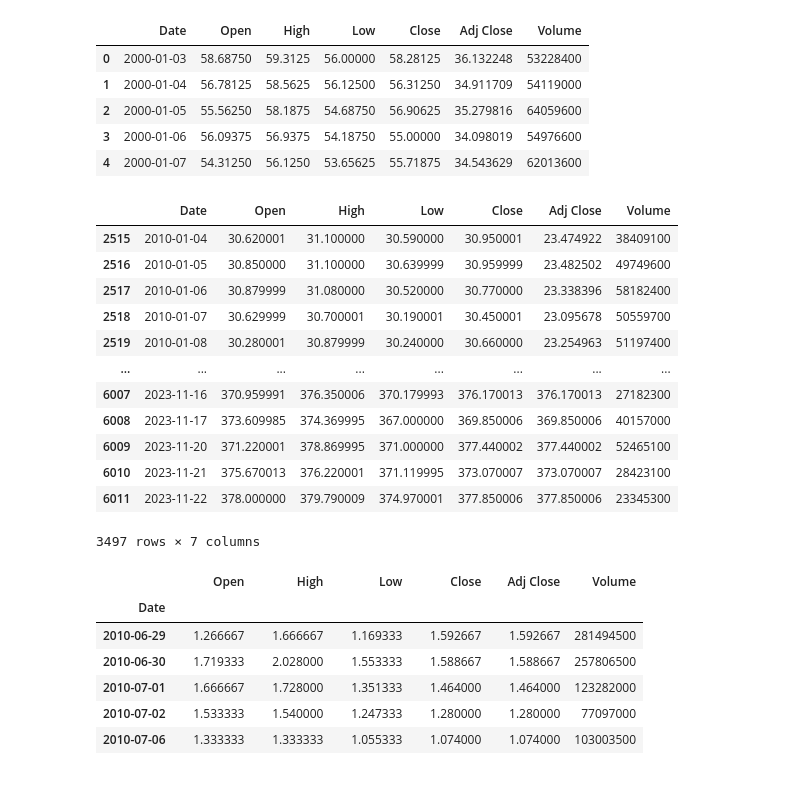
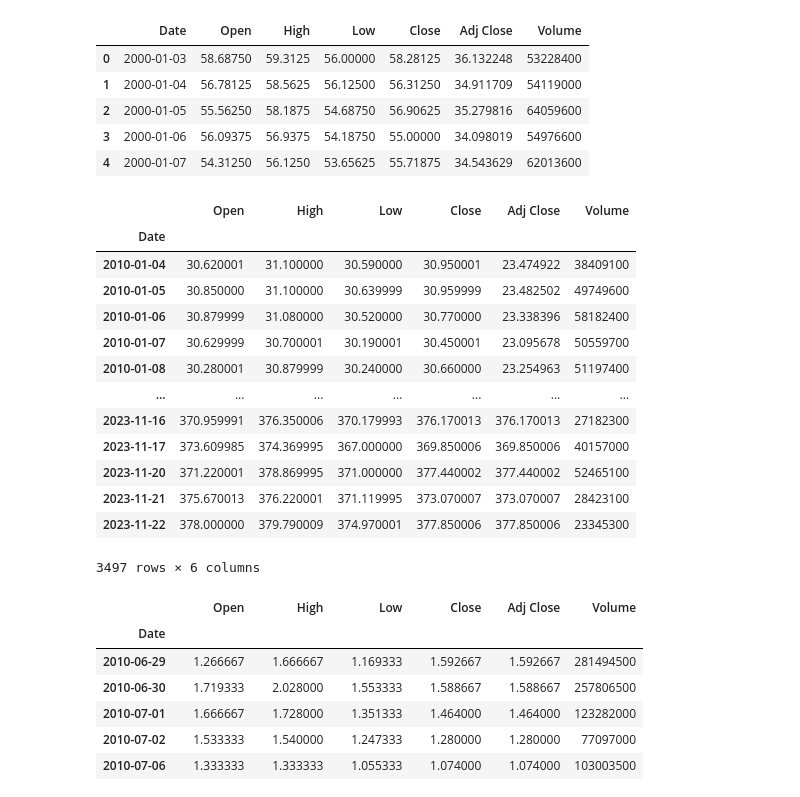
Before and after one commit to arnavktis/Stock-Market-Analysis-And-Forecasting, a Jupyter notebook: Main.ipynb, the cells around one changed output. Saved outputs shown, nothing was run; the diff lists cells and outputs as text; code cells hidden in the pictures.

```diff
--- a/Main.ipynb
+++ b/Main.ipynb
@@ -96,21 +92,23 @@ df3.head()
 | 4 | 2000-01-07 | 54.31250 | 56.1250 | 53.65625 | 55.71875 | 34.543629 | 62013600 |
 # %%
 df3 = df3.loc[df3['Date'] > '2010-01-01']
+df3.set_index('Date', inplace=True)
 df3
 # %% [output]
-|  | Date | Open | High | Low | Close | Adj Close | Volume |
-| 2515 | 2010-01-04 | 30.620001 | 31.100000 | 30.590000 | 30.950001 | 23.474922 | 38409100 |
-| 2516 | 2010-01-05 | 30.850000 | 31.100000 | 30.639999 | 30.959999 | 23.482502 | 49749600 |
-| 2517 | 2010-01-06 | 30.879999 | 31.080000 | 30.520000 | 30.770000 | 23.338396 | 58182400 |
-| 2518 | 2010-01-07 | 30.629999 | 30.700001 | 30.190001 | 30.450001 | 23.095678 | 50559700 |
-| 2519 | 2010-01-08 | 30.280001 | 30.879999 | 30.240000 | 30.660000 | 23.254963 | 51197400 |
-| ... | ... | ... | ... | ... | ... | ... | ... |
-| 6007 | 2023-11-16 | 370.959991 | 376.350006 | 370.179993 | 376.170013 | 376.170013 | 27182300 |
-| 6008 | 2023-11-17 | 373.609985 | 374.369995 | 367.000000 | 369.850006 | 369.850006 | 40157000 |
-| 6009 | 2023-11-20 | 371.220001 | 378.869995 | 371.000000 | 377.440002 | 377.440002 | 52465100 |
-| 6010 | 2023-11-21 | 375.670013 | 376.220001 | 371.119995 | 373.070007 | 373.070007 | 28423100 |
-| 6011 | 2023-11-22 | 378.000000 | 379.790009 | 374.970001 | 377.850006 | 377.850006 | 23345300 |
+|  | Open | High | Low | Close | Adj Close | Volume |
+| Date |  |  |  |  |  |  |
+| 2010-01-04 | 30.620001 | 31.100000 | 30.590000 | 30.950001 | 23.474922 | 38409100 |
+| 2010-01-05 | 30.850000 | 31.100000 | 30.639999 | 30.959999 | 23.482502 | 49749600 |
+| 2010-01-06 | 30.879999 | 31.080000 | 30.520000 | 30.770000 | 23.338396 | 58182400 |
+| 2010-01-07 | 30.629999 | 30.700001 | 30.190001 | 30.450001 | 23.095678 | 50559700 |
+| 2010-01-08 | 30.280001 | 30.879999 | 30.240000 | 30.660000 | 23.254963 | 51197400 |
+| ... | ... | ... | ... | ... | ... | ... |
+| 2023-11-16 | 370.959991 | 376.350006 | 370.179993 | 376.170013 | 376.170013 | 27182300 |
+| 2023-11-17 | 373.609985 | 374.369995 | 367.000000 | 369.850006 | 369.850006 | 40157000 |
+| 2023-11-20 | 371.220001 | 378.869995 | 371.000000 | 377.440002 | 377.440002 | 52465100 |
+| 2023-11-21 | 375.670013 | 376.220001 | 371.119995 | 373.070007 | 373.070007 | 28423100 |
+| 2023-11-22 | 378.000000 | 379.790009 | 374.970001 | 377.850006 | 377.850006 | 23345300 |
-3497 rows × 7 columns
+3497 rows × 6 columns
 # %%
 tesla = pd.read_csv('Assets/tesla_stocks.csv', index_col='Date', parse_dates=['Date'])
 tesla
```
Also changed, not shown: parts of 9 cells of this notebook.
